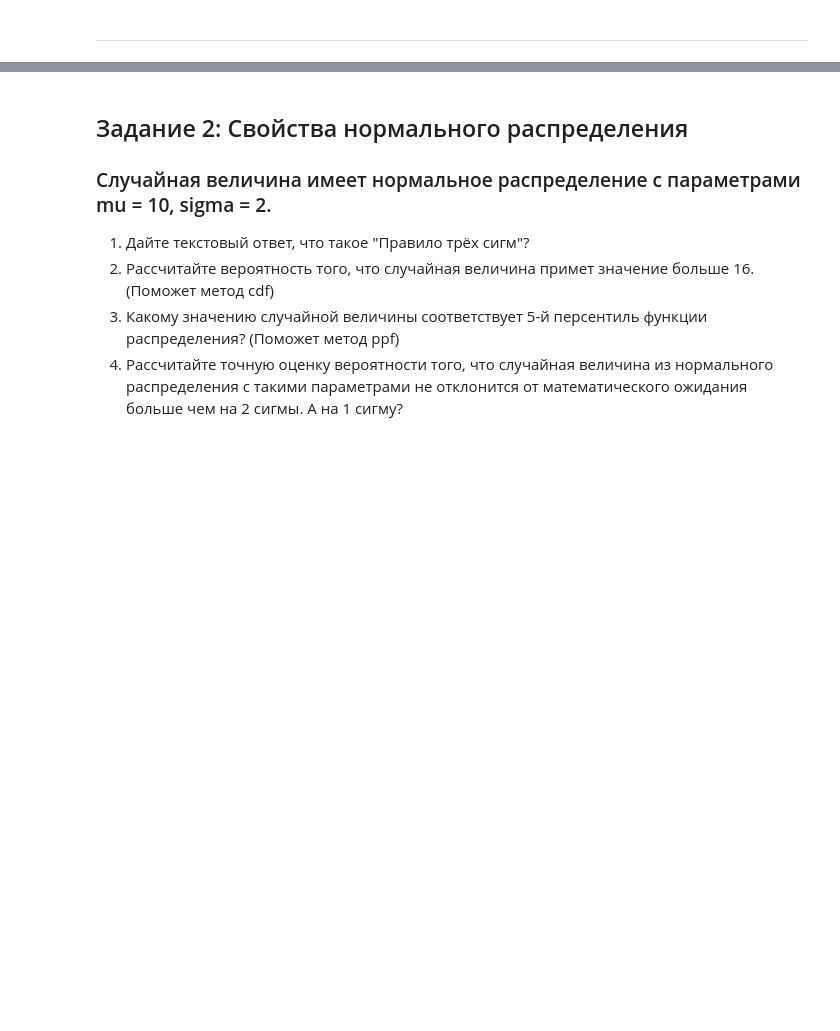
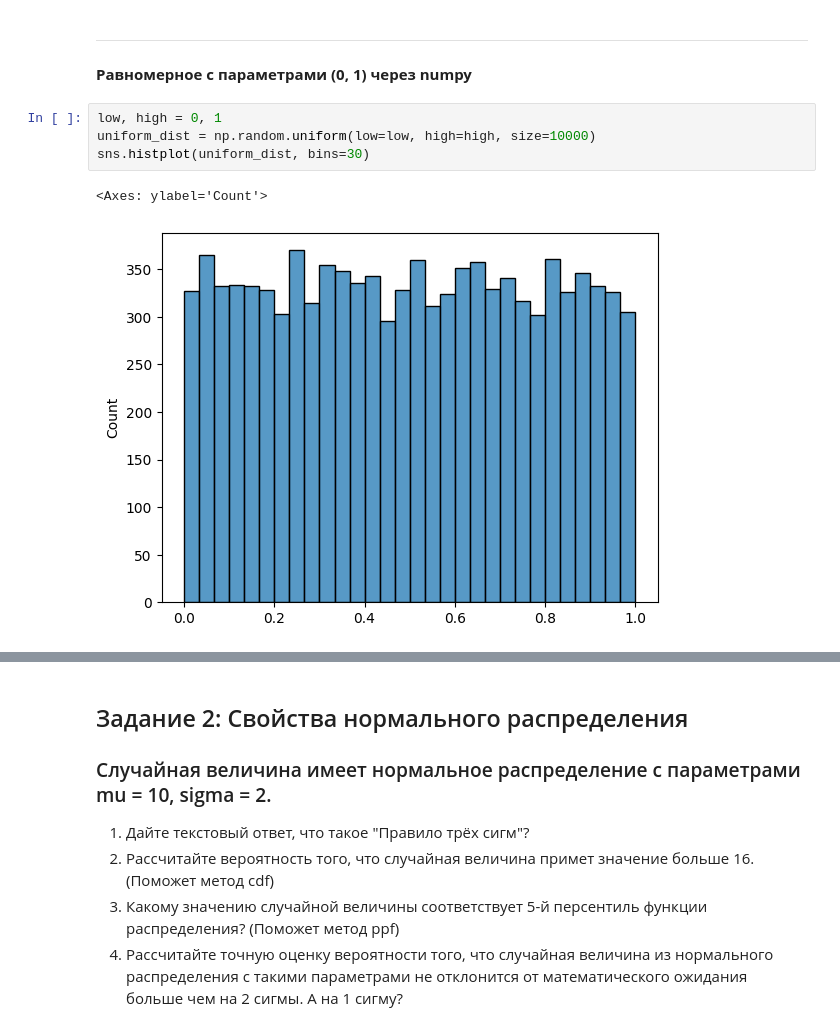
Before and after one commit to Yukkitsune/TBank-Analytics, a Jupyter notebook: Probability theory and mathematical statistics/homework1_probability.ipynb, the cells around one changed output, grey strips where cells are left out. Drawn from its saved outputs; the diff is of its cells as text; blank space fills up the shorter version.

```diff
--- a/Probability theory and mathematical statistics/homework1_probability.ipynb
+++ b/Probability theory and mathematical statistics/homework1_probability.ipynb
@@ -25,3 +25,12 @@ ___
 3. Распределение Вейбулла с x = 10, c = 7 (взять функцию weibull_min из scipy.stats)
 # %% [markdown]
 ___
+# %% [markdown]
+**Равномерное с параметрами (0, 1) через numpy**
+# %%
+low, high = 0, 1
+uniform_dist = np.random.uniform(low=low, high=high, size=10000)
+sns.histplot(uniform_dist, bins=30)
+# %% [output]
+<Axes: ylabel='Count'>
+[figure, added]
```
Also changed, not shown: parts of 39 cells of this notebook.
